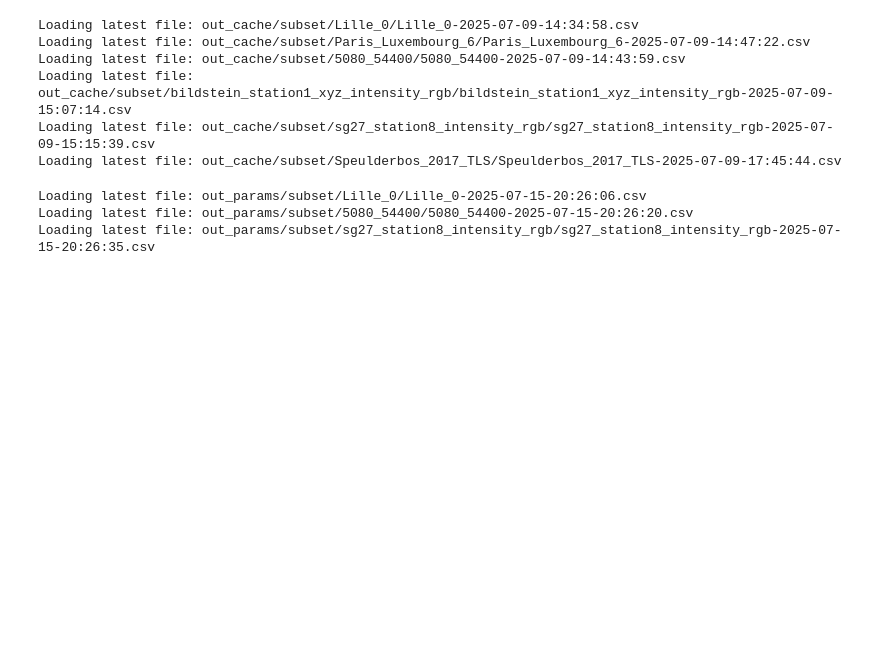
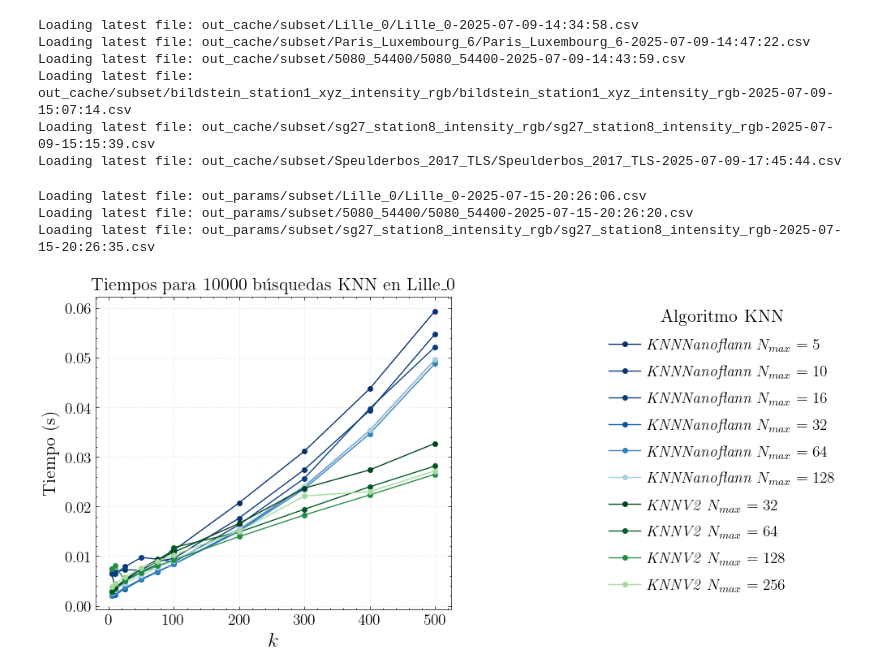
Before and after one commit to derivada/octrees-benchmark, a Jupyter notebook: benchmark_plots_cache_knn.ipynb, the cells around one changed output. Drawn from its saved outputs; the diff is of its cells as text; code cells hidden in the pictures; blank space fills up the shorter version.

Commit message:
plots knn

```diff
--- a/benchmark_plots_cache_knn.ipynb
+++ b/benchmark_plots_cache_knn.ipynb
@@ -787,7 +787,10 @@ Loading latest file: out_params/subset/sg27_station8_intensity_rgb/sg27_station8
 # %%
 df = dfs["Lille_0"]
 fig = plot_knn_results_params(df, "Lille_0", MORTON_ENCODER, xlim=(0,500))
 output_fig(fig, "lille_0_knn_random")
+fig
+# %% [output]
+[figure, added]
 # %%
 df = dfs["sg27_station8_intensity_rgb"]
 fig = plot_knn_results_params(df, "sg27_station8_intensity_rgb", MORTON_ENCODER, xlim=(0,500))
```
Also changed, not shown: parts of 5 cells of this notebook, 6 other files.
